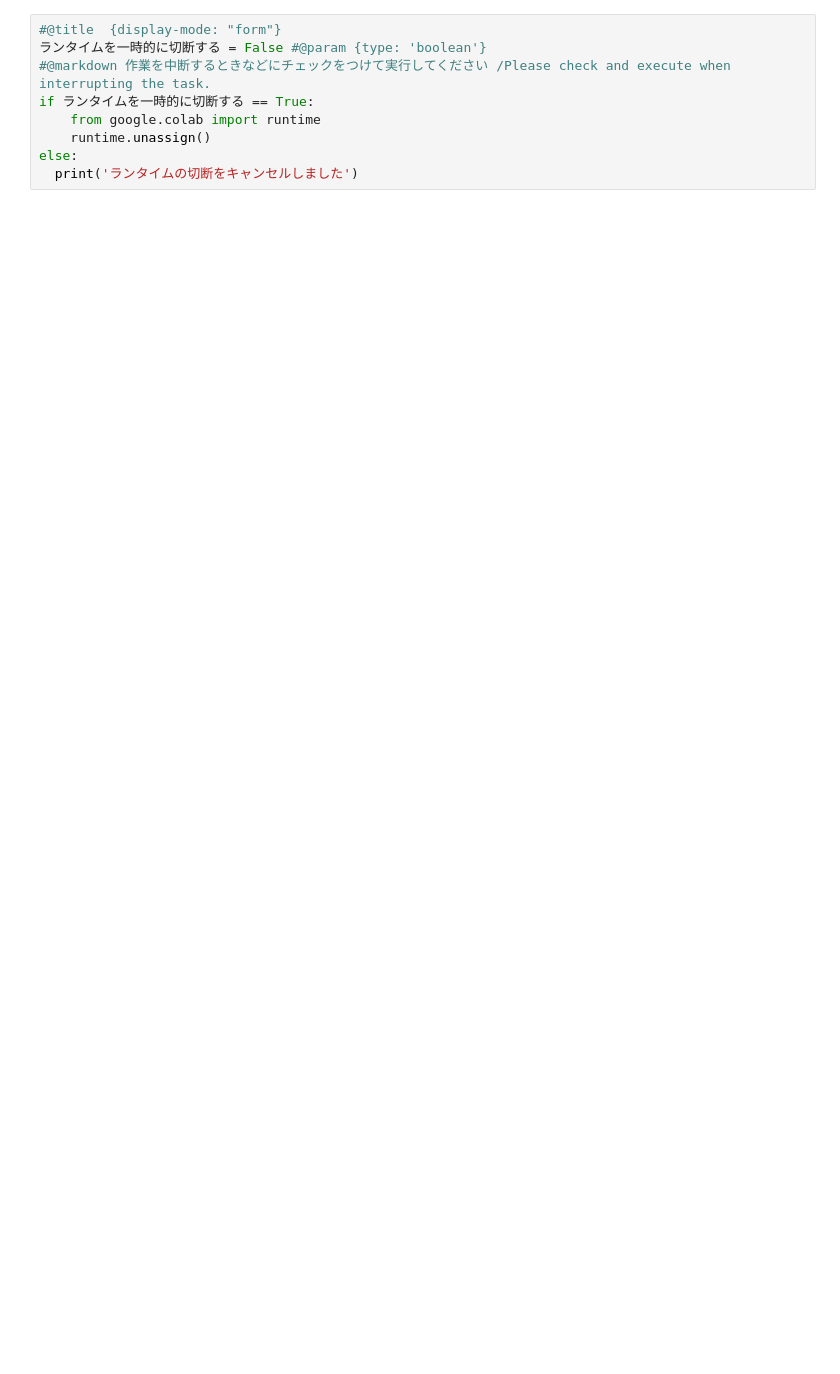
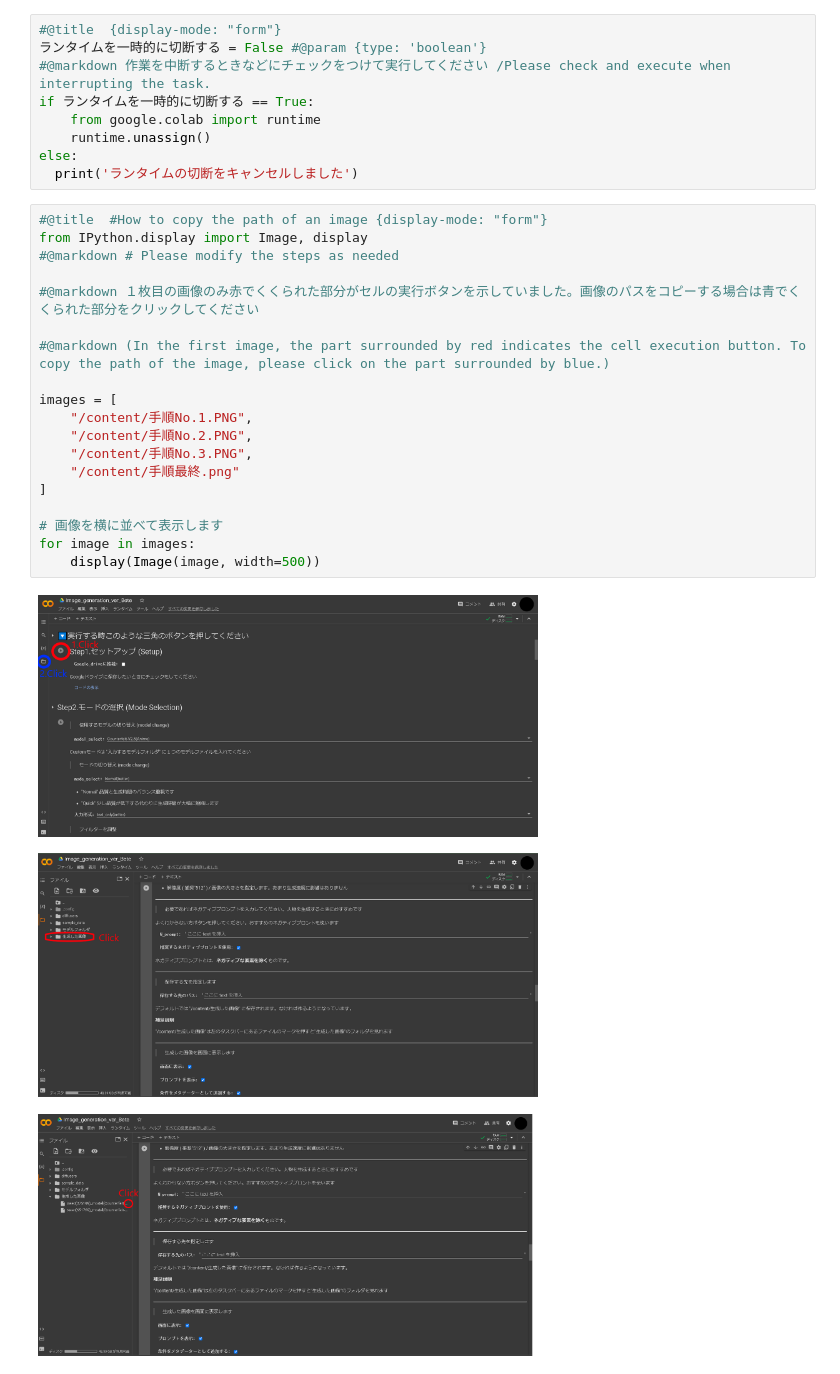
Before and after one commit to suzukimain/diffusers_in_Colab, a Jupyter notebook: Image_generation_ver_Bete.ipynb, the cells around one changed output. Drawn from its saved outputs; the diff is of its cells as text; blank space fills up the shorter version.

```diff
--- a/Image_generation_ver_Bete.ipynb
+++ b/Image_generation_ver_Bete.ipynb
@@ -830,3 +870,26 @@ if ランタイムを一時的に切断する == True:
     runtime.unassign()
 else:
   print('ランタイムの切断をキャンセルしました')
+# %%
+#@title  #How to copy the path of an image {display-mode: "form"}
+from IPython.display import Image, display
+#@markdown # Please modify the steps as needed
+
+#@markdown １枚目の画像のみ赤でくくられた部分がセルの実行ボタンを示していました。画像のパスをコピーする場合は青でくくられた部分をクリックしてください
+
+#@markdown (In the first image, the part surrounded by red indicates the cell execution button. To copy the path of the image, please click on the part surrounded by blue.)
+
+images = [
+    "/content/手順No.1.PNG",
+    "/content/手順No.2.PNG",
+    "/content/手順No.3.PNG",
+    "/content/手順最終.png"
+]
+
+# 画像を横に並べて表示します
+for image in images:
+    display(Image(image, width=500))
+# %% [output]
+[figure, added]
+[figure, added]
+[figure, added]
```
Also changed, not shown: parts of 10 cells of this notebook.
